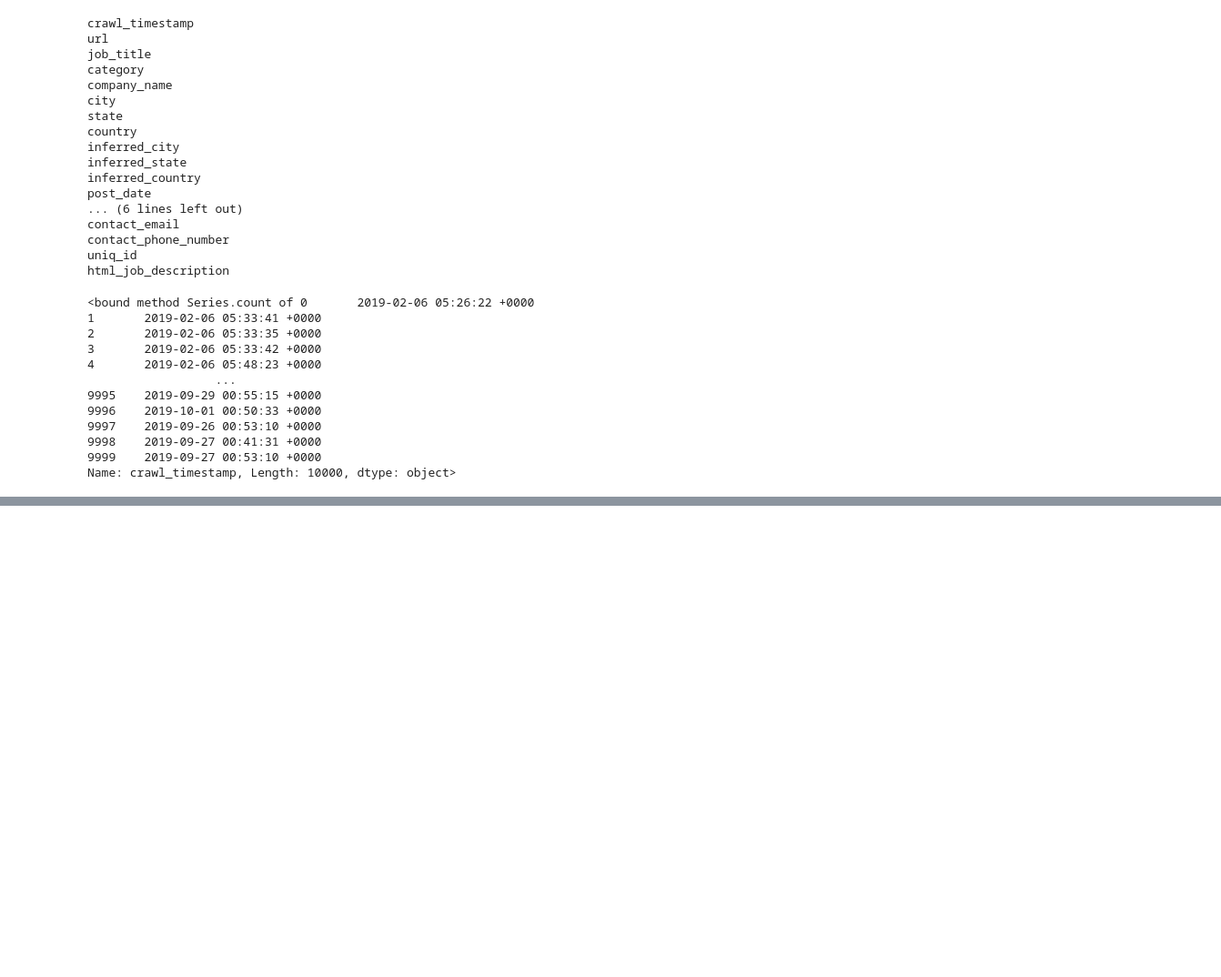
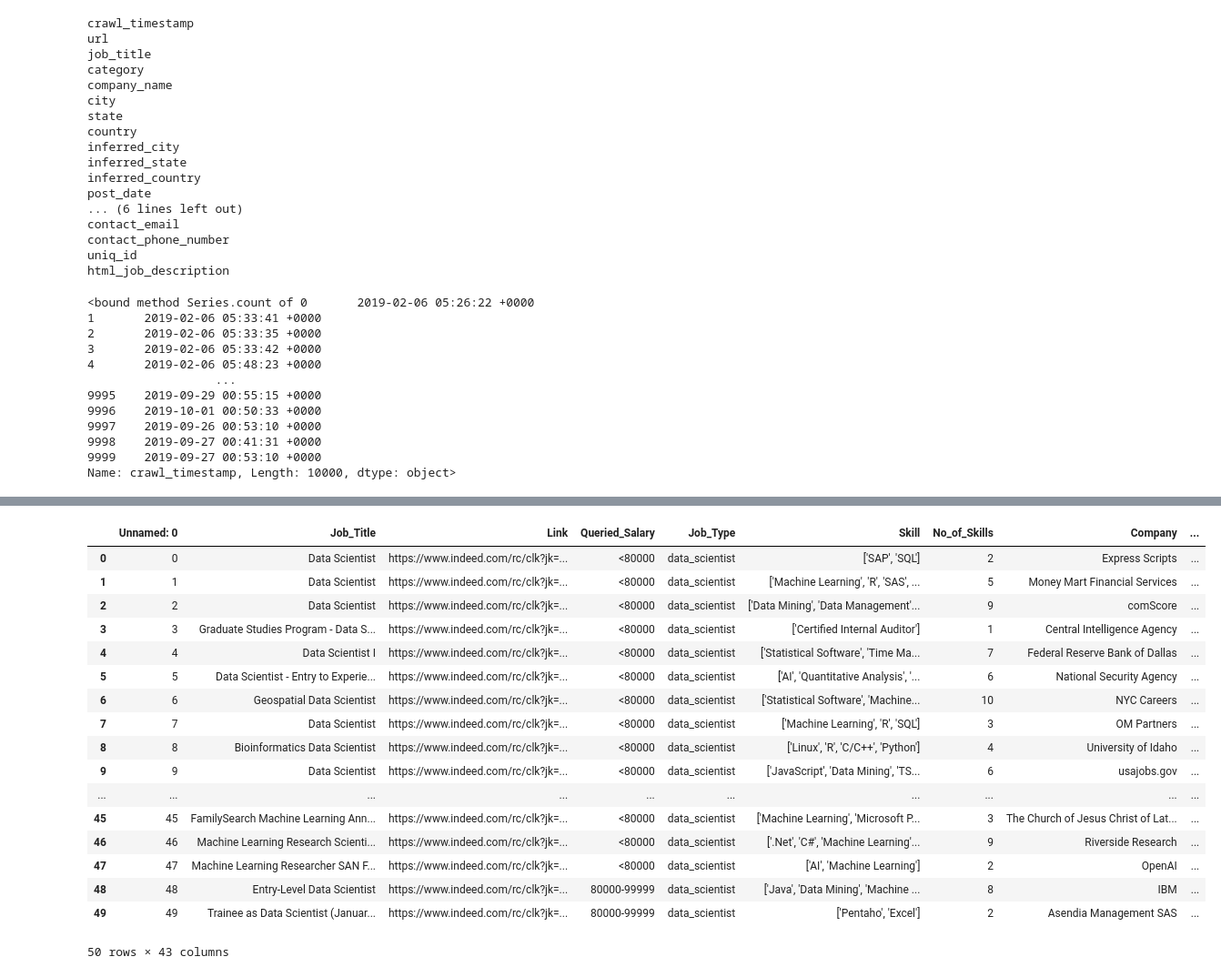
Before and after one commit to cselleck/The_Deadweights, a Jupyter notebook: It_Data_Try.ipynb, the cells around one changed output, grey strips where cells are left out. Shown at 91% size. Saved outputs shown, nothing was run; the diff lists cells and outputs as text; code cells hidden in the pictures; blank space fills up the shorter version.

Commit message:
Added second dataset from indeed 3 months ago

```diff
--- a/It_Data_Try.ipynb
+++ b/It_Data_Try.ipynb
@@ -82,0 +134,26 @@ Name: crawl_timestamp, Length: 10000, dtype: object>
+# %%
+# Reference the file where the CSV is located
+indeed_data= "indeed_job_dataset.csv"
+
+# Import the data into a Pandas DataFrame
+indeed_data_df = pd.read_csv(indeed_data)
+indeed_data_df.head(50)
+# %% [output]
+|  | Unnamed: 0 | Job_Title | Link | Queried_Salary | Job_Type | Skill | No_of_Skills | Company | ... |
+| 0 | 0 | Data Scientist | https://www.indeed.com/rc/clk?jk=... | <80000 | data_scientist | ['SAP', 'SQL'] | 2 | Express Scripts | ... |
+| 1 | 1 | Data Scientist | https://www.indeed.com/rc/clk?jk=... | <80000 | data_scientist | ['Machine Learning', 'R', 'SAS', ... | 5 | Money Mart Financial Services | ... |
+| 2 | 2 | Data Scientist | https://www.indeed.com/rc/clk?jk=... | <80000 | data_scientist | ['Data Mining', 'Data Management'... | 9 | comScore | ... |
+| 3 | 3 | Graduate Studies Program - Data S... | https://www.indeed.com/rc/clk?jk=... | <80000 | data_scientist | ['Certified Internal Auditor'] | 1 | Central Intelligence Agency | ... |
+| 4 | 4 | Data Scientist I | https://www.indeed.com/rc/clk?jk=... | <80000 | data_scientist | ['Statistical Software', 'Time Ma... | 7 | Federal Reserve Bank of Dallas | ... |
+| 5 | 5 | Data Scientist - Entry to Experie... | https://www.indeed.com/rc/clk?jk=... | <80000 | data_scientist | ['AI', 'Quantitative Analysis', '... | 6 | National Security Agency | ... |
+| 6 | 6 | Geospatial Data Scientist | https://www.indeed.com/rc/clk?jk=... | <80000 | data_scientist | ['Statistical Software', 'Machine... | 10 | NYC Careers | ... |
+| 7 | 7 | Data Scientist | https://www.indeed.com/rc/clk?jk=... | <80000 | data_scientist | ['Machine Learning', 'R', 'SQL'] | 3 | OM Partners | ... |
+| 8 | 8 | Bioinformatics Data Scientist | https://www.indeed.com/rc/clk?jk=... | <80000 | data_scientist | ['Linux', 'R', 'C/C++', 'Python'] | 4 | University of Idaho | ... |
+| 9 | 9 | Data Scientist | https://www.indeed.com/rc/clk?jk=... | <80000 | data_scientist | ['JavaScript', 'Data Mining', 'TS... | 6 | usajobs.gov | ... |
+| ... | ... | ... | ... | ... | ... | ... | ... | ... | ... |
+| 45 | 45 | FamilySearch Machine Learning Ann... | https://www.indeed.com/rc/clk?jk=... | <80000 | data_scientist | ['Machine Learning', 'Microsoft P... | 3 | The Church of Jesus Christ of Lat... | ... |
+| 46 | 46 | Machine Learning Research Scienti... | https://www.indeed.com/rc/clk?jk=... | <80000 | data_scientist | ['.Net', 'C#', 'Machine Learning'... | 9 | Riverside Research | ... |
+| 47 | 47 | Machine Learning Researcher SAN F... | https://www.indeed.com/rc/clk?jk=... | <80000 | data_scientist | ['AI', 'Machine Learning'] | 2 | OpenAI | ... |
+| 48 | 48 | Entry-Level Data Scientist | https://www.indeed.com/rc/clk?jk=... | 80000-99999 | data_scientist | ['Java', 'Data Mining', 'Machine ... | 8 | IBM | ... |
+| 49 | 49 | Trainee as Data Scientist (Januar... | https://www.indeed.com/rc/clk?jk=... | 80000-99999 | data_scientist | ['Pentaho', 'Excel'] | 2 | Asendia Management SAS | ... |
+50 rows × 43 columns
```
Also changed, not shown: parts of 7 cells of this notebook, 1 other file.
